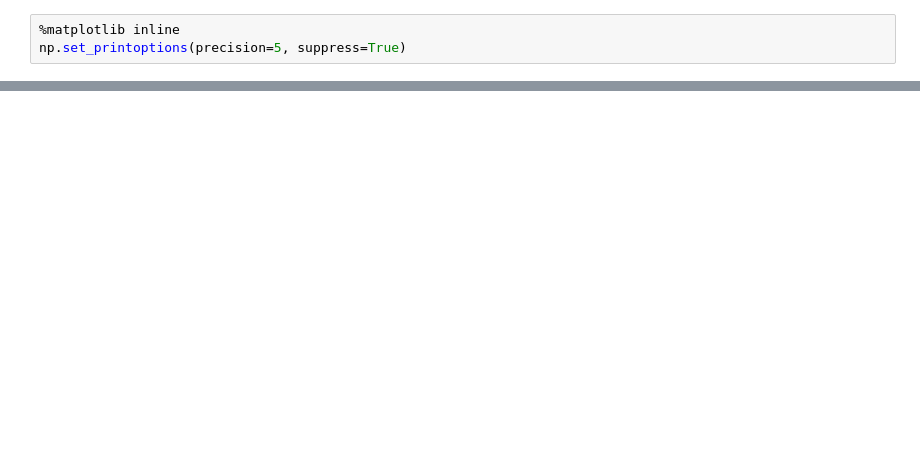
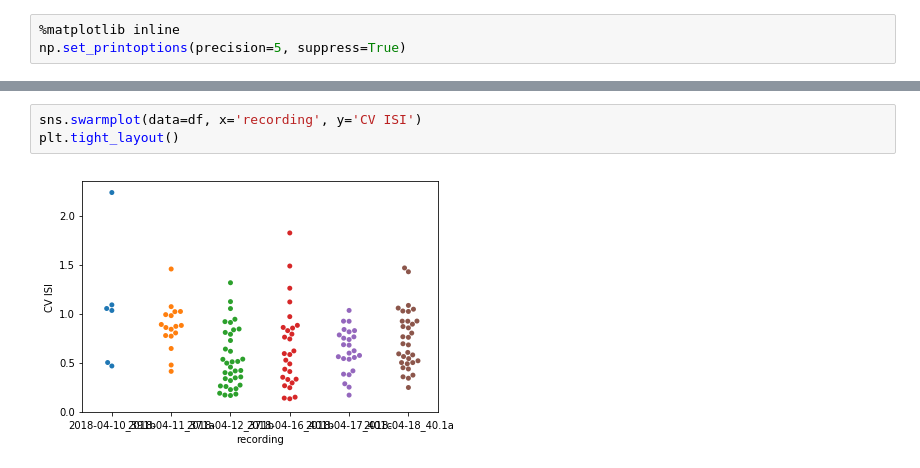
Before and after one commit to Ruairi-osul/ephys, a Jupyter notebook: post_kilosort/notebooks/Tran's playground.ipynb, the cells around one changed output, grey strips where cells are left out. Cells and saved outputs as stored; diff of their text form; blank space fills up the shorter version.

```diff
--- a/post_kilosort/notebooks/Tran's playground.ipynb
+++ b/post_kilosort/notebooks/Tran's playground.ipynb
@@ -156,0 +215,5 @@ labels.shape
+# %%
+sns.swarmplot(data=df, x='recording', y='CV ISI')
+plt.tight_layout()
+# %% [output]
+[figure, added]
```
Also changed, not shown: parts of 82 cells of this notebook, 5 other files.
